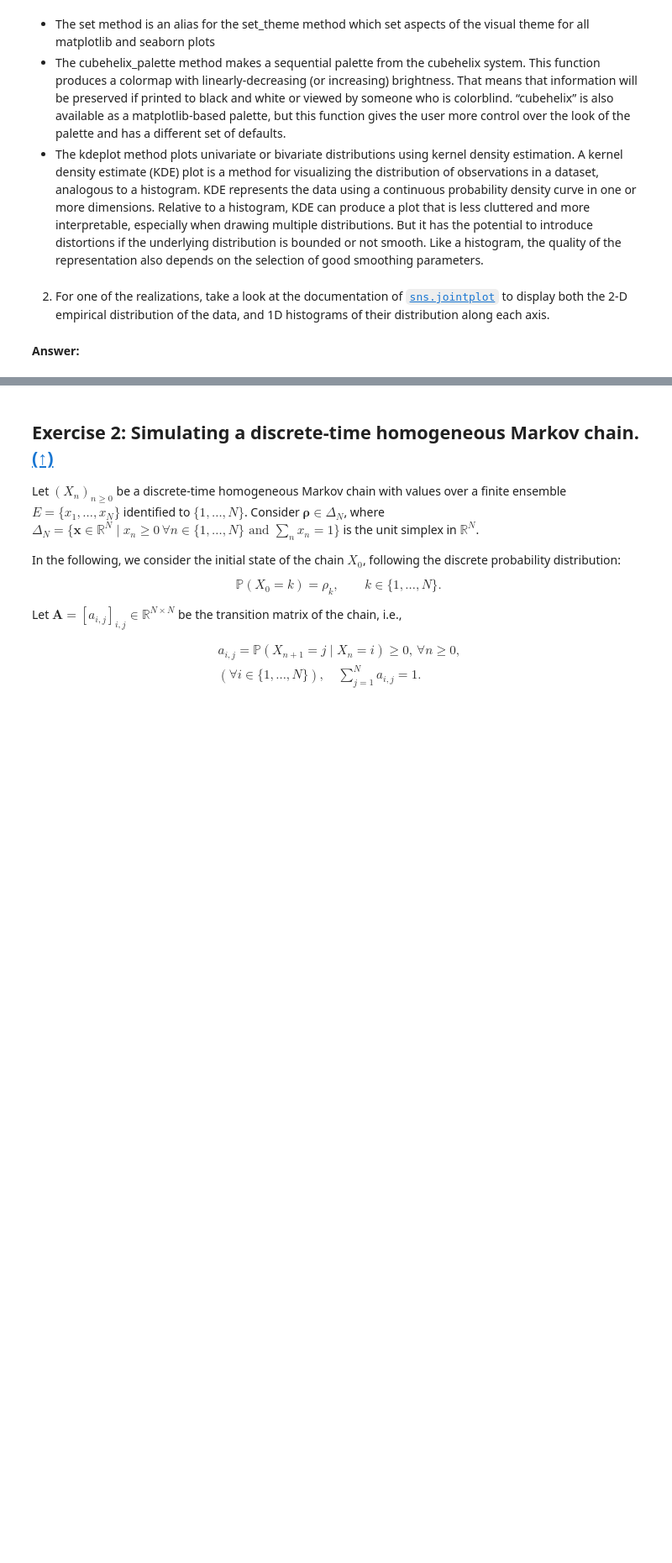
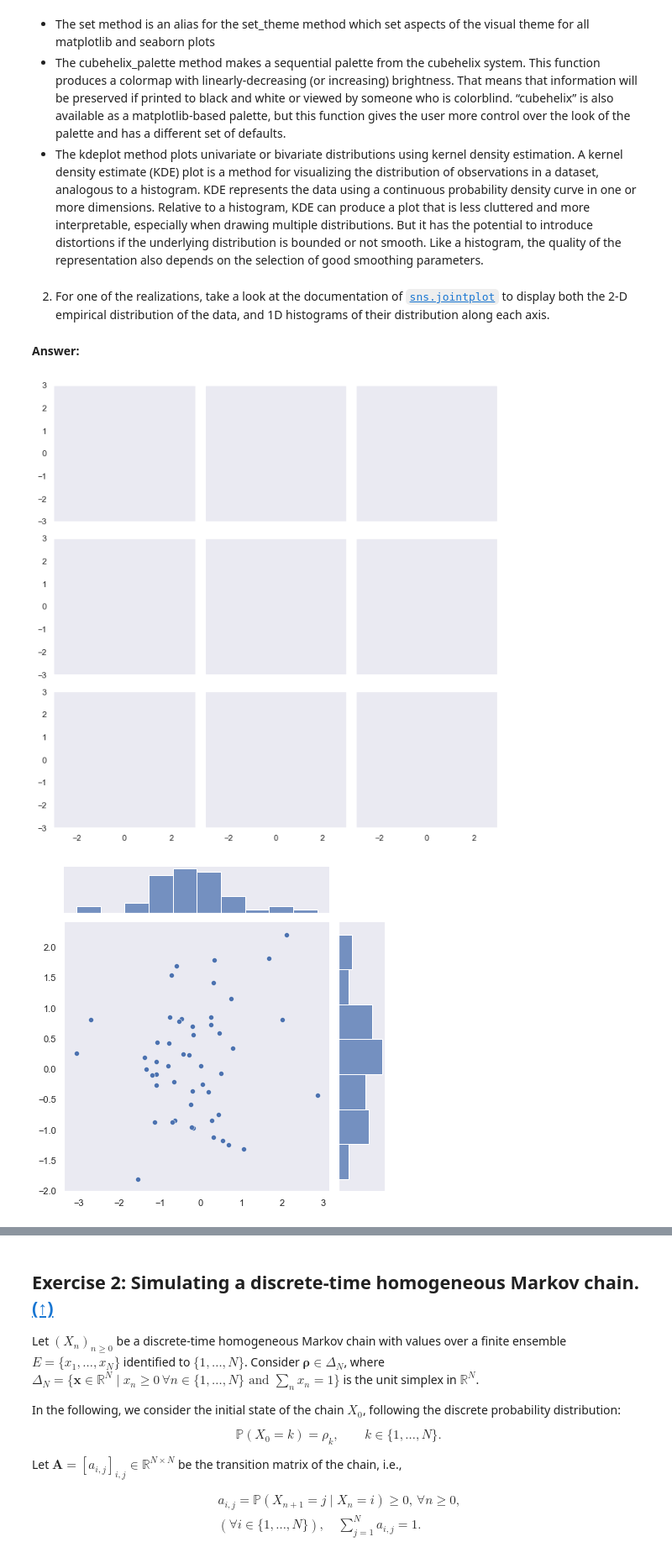
Before and after one commit to heez77/python_sdia, a Jupyter notebook: Labs/Lab5/lab5.ipynb, the cells around one changed output, grey strips where cells are left out. Shown: that part at 84% size. Saved outputs shown, nothing was run; the diff lists cells and outputs as text; code cells hidden in the pictures; blank space fills up the shorter version.

```diff
--- a/Labs/Lab5/lab5.ipynb
+++ b/Labs/Lab5/lab5.ipynb
@@ -63,7 +82,19 @@ f.tight_layout()
 # %%
 sns.set(style="dark")
 rng = np.random.default_rng(50)
-cmap = sns.cubehelix_palette(start=0, light=1, as_cmap=True)
-# Generate and plot a random bivariate dataset
-x, y = rng.normal(size=(2, 50))
-sns.jointplot(x=x, y=y, cmap=cmap)
+
+# Set up the matplotlib figure
+f, axes = plt.subplots(3, 3, figsize=(9, 9), sharex=True, sharey=True)
+
+# Rotate the starting point around the cubehelix hue circle
+for ax, s in zip(axes.flat, np.linspace(0, 3, 10)):
+
+    # Generate and plot a random bivariate dataset
+    x, y = rng.normal(size=(2, 50))
+    sns.jointplot(x=x, y=y, cmap=cmap)
+    ax.set(xlim=(-3, 3), ylim=(-3, 3))
+
+f.tight_layout()
+# %% [output]
+[figure, added]
+[figure, added]
```
Also changed, not shown: parts of 7 cells of this notebook, 1 other file.
